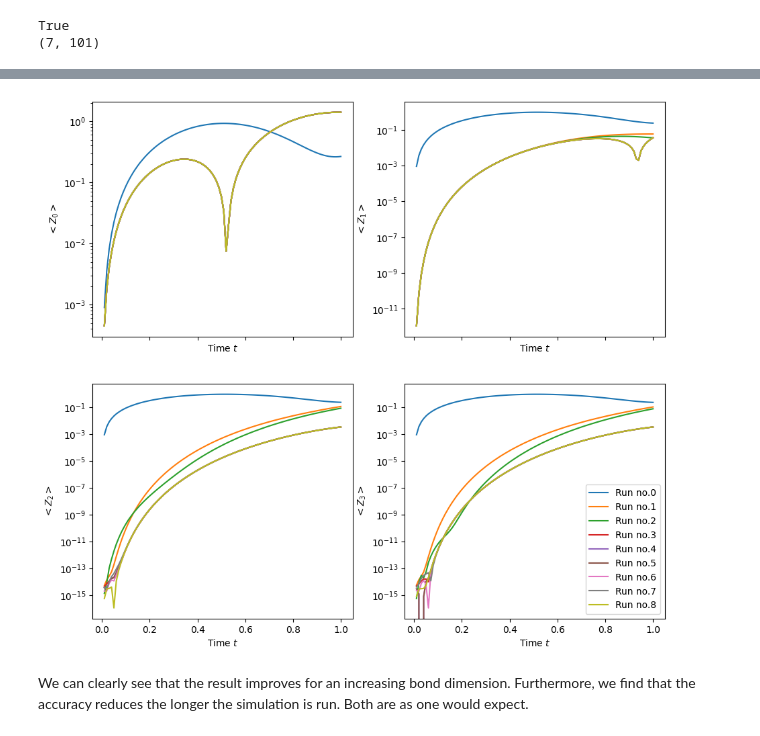
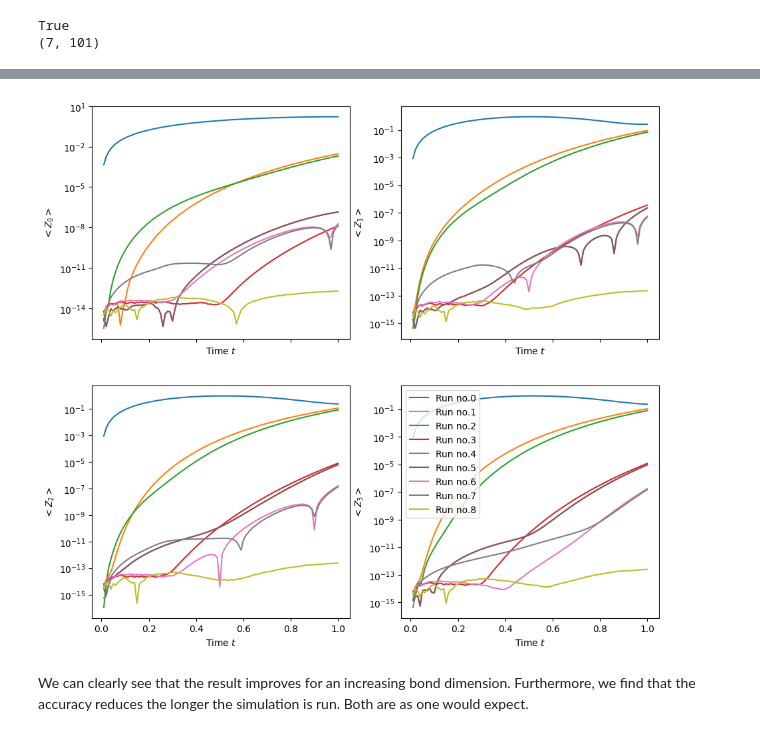
Before and after one commit to Drachier/PyTreeNet, a Jupyter notebook: example_notebooks/tdvp/demonstrating_tdvp_for_mps.ipynb, the cells around one changed output, grey strips where cells are left out. Cells and saved outputs as stored; diff of their text form; code cells hidden in the pictures.

Commit message:
Fix first order tdvp in example notebook

```diff
--- a/example_notebooks/tdvp/demonstrating_tdvp_for_mps.ipynb
+++ b/example_notebooks/tdvp/demonstrating_tdvp_for_mps.ipynb
@@ -377,0 +440,31 @@ True
+# %%
+times = exact_evo.times()
+
+fig3, axs3 = plt.subplots(2,2,figsize=(10,10),sharex=True)
+
+for i in range(len(bond_dimensions)):
+    axs3[0,0].plot(times, tdvps[i].operator_result("site0", realise=True))
+axs3[0,0].plot(times, exact_evo.operator_result("site0", realise=True), color="black")
+axs3[0,0].set_xlabel("Time $t$")
+axs3[0,0].set_ylabel("$<Z_0>$")
+
+for i in range(len(bond_dimensions)):
+    axs3[0,1].plot(times, tdvps[i].operator_result("site1", realise=True))
+axs3[0,1].plot(times, exact_evo.operator_result("site1", realise=True), color="black")
+axs3[0,1].set_xlabel("Time $t$")
+axs3[0,1].set_ylabel("$<Z_1>$")
+
+for i in range(len(bond_dimensions)):
+    axs3[1,0].plot(times, tdvps[i].operator_result("site2", realise=True))
+axs3[1,0].plot(times, exact_evo.operator_result("site2", realise=True), color="black")
+axs3[1,0].set_xlabel("Time $t$")
+axs3[1,0].set_ylabel("$<Z_2>$")
+
+for i in range(len(bond_dimensions)):
+    axs3[1,1].plot(times, tdvps[i].operator_result("site2", realise=True), label="Run no." + str(i))
+axs3[1,1].plot(times, exact_evo.operator_result("site2", realise=True), color="black", label="exact")
+axs3[1,1].set_xlabel("Time $t$")
+axs3[1,1].set_ylabel("$<Z_3>$")
+
+plt.legend()
+plt.show()
@@ -378,32 +473,36 @@ True
 # %%
 times = exact_evo.times()
-ref_results = exact_evo.operator_results(realise=True)
 
 fig4, axs4 = plt.subplots(2,2,figsize=(11,10),sharex=True)
 
 for i in range(0,len(bond_dimensions)):
-    axs4[0,0].semilogy(times[1:], np.abs(results[i][0]-ref_results[1])[1:])
+    axs4[0,0].semilogy(times[1:],
+                       np.abs(tdvps[i].operator_result("site0",realise=True)-exact_evo.operator_result("site0",realise=True))[1:])
 axs4[0,0].set_xlabel("Time $t$")
 axs4[0,0].set_ylabel("$<Z_0>$")
 
 for i in range(0,len(bond_dimensions)):
-    axs4[0,1].semilogy(times[1:], np.abs(results[i][1]-ref_results[2])[1:])
+    axs4[0,1].semilogy(times[1:],
+                       np.abs(tdvps[i].operator_result("site1",realise=True)-exact_evo.operator_result("site1",realise=True))[1:])
 axs4[0,1].set_xlabel("Time $t$")
 axs4[0,1].set_ylabel("$<Z_1>$")
 
 for i in range(0,len(bond_dimensions)):
-    axs4[1,0].semilogy(times[1:], np.abs(results[i][2]-ref_results[3])[1:])
+    axs4[1,0].semilogy(times[1:],
+                       np.abs(tdvps[i].operator_result("site2",realise=True)-exact_evo.operator_result("site2",realise=True))[1:])
 axs4[1,0].set_xlabel("Time $t$")
 axs4[1,0].set_ylabel("$<Z_2>$")
 
 for i in range(0,len(bond_dimensions)):
-    axs4[1,1].semilogy(times[1:], np.abs(results[i][3]-ref_results[4])[1:], label="Run no." + str(i))
+    axs4[1,1].semilogy(times[1:],
+                       np.abs(tdvps[i].operator_result("site3",realise=True)-exact_evo.operator_result("site3",realise=True))[1:],
+                       label="Run no." + str(i))
 axs4[1,1].set_xlabel("Time $t$")
 axs4[1,1].set_ylabel("$<Z_3>$")
 
 plt.legend()
 plt.show()
 # %% [output]
-[figure, old version]
+[figure, new version]
 # %% [markdown]
 We can clearly see that the result improves for an increasing bond dimension. Furthermore, we find that the accuracy reduces the longer the simulation is run. Both are as one would expect.
```
Also changed, not shown: parts of 16 cells of this notebook.
